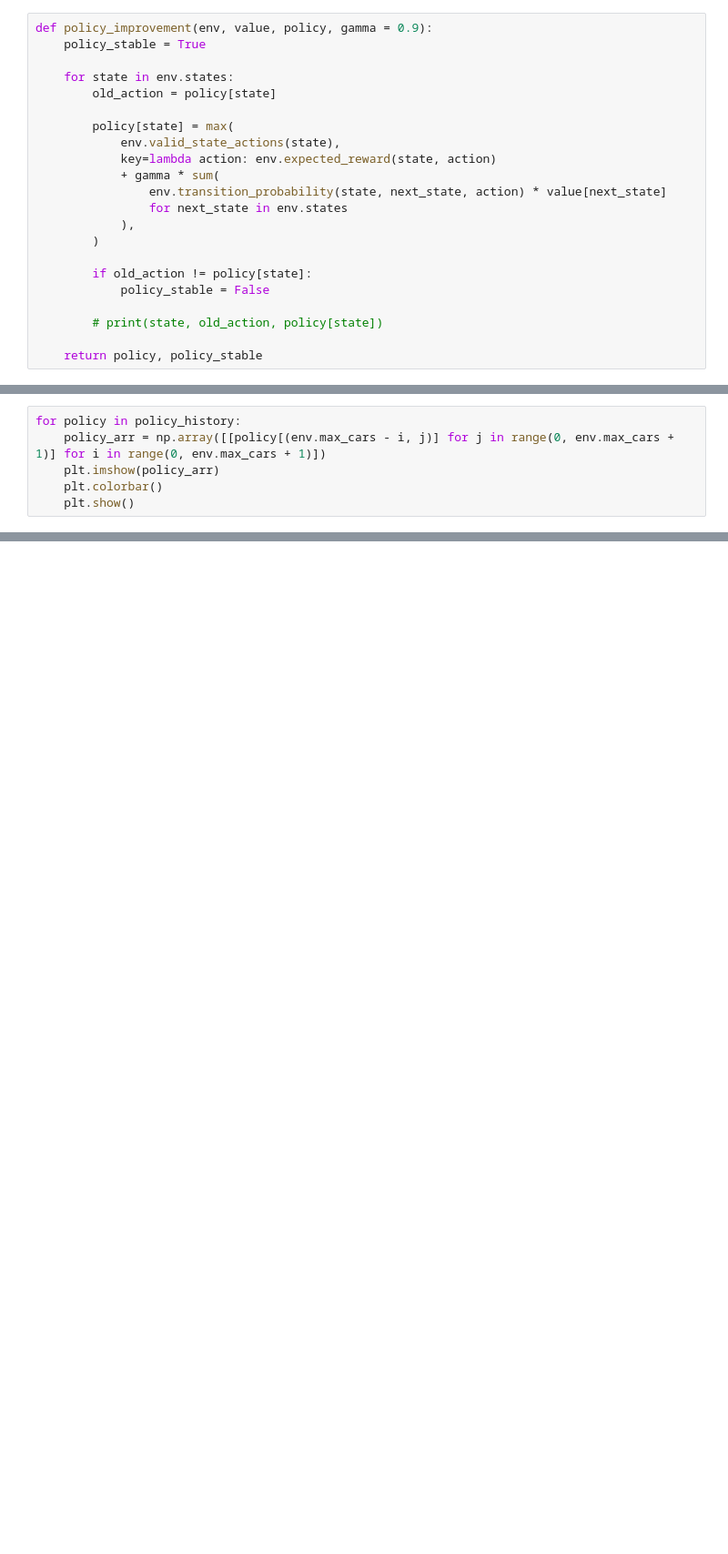
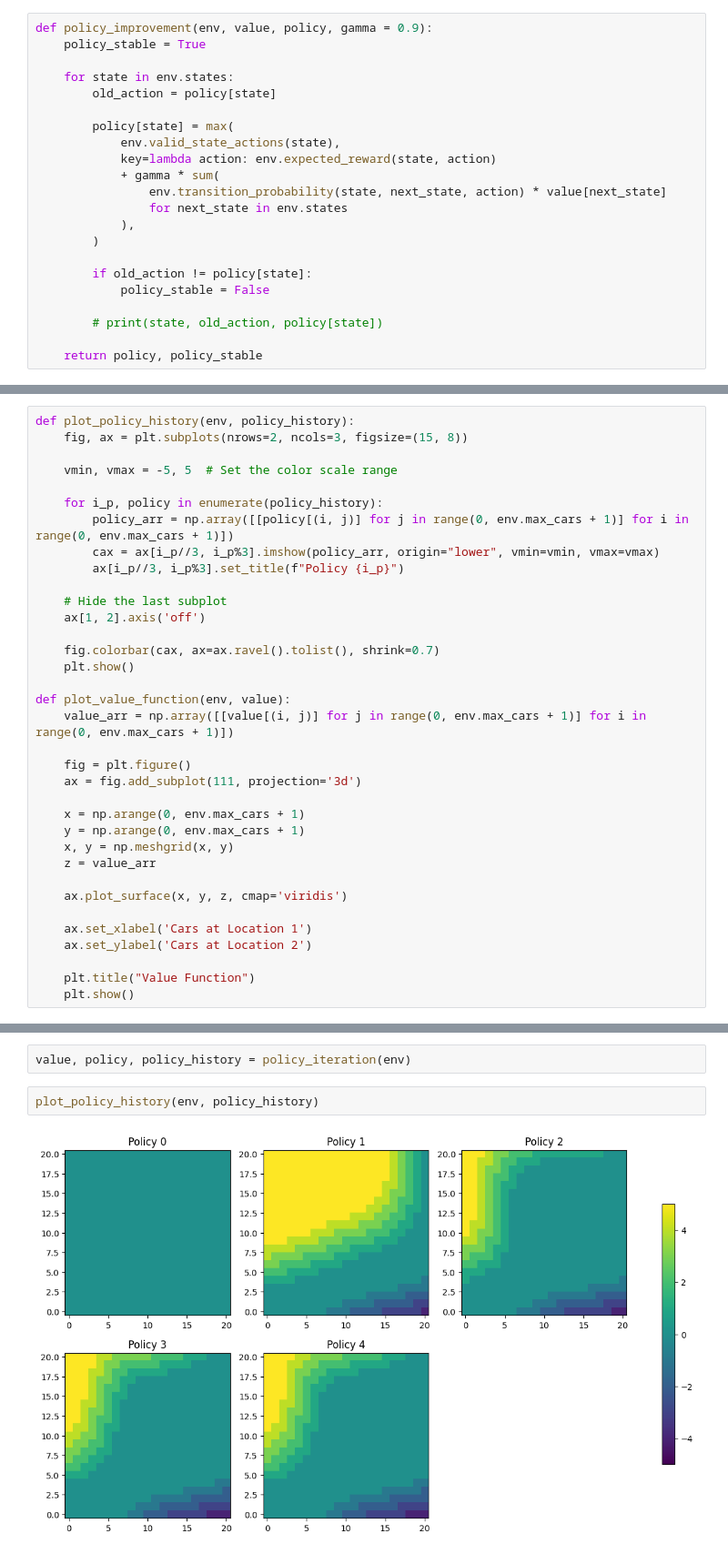
Before and after one commit to Kamil2601/reinforcement-learning-an-introduction-solutions, a Jupyter notebook: chapter_4/excercise_4-7.ipynb, the cells around one changed output, grey strips where cells are left out. Shown at 91% size. Saved outputs shown, nothing was run; the diff lists cells and outputs as text; blank space fills up the shorter version.

```diff
--- a/chapter_4/excercise_4-7.ipynb
+++ b/chapter_4/excercise_4-7.ipynb
@@ -242,6 +242,0 @@ while True:
-# %%
-for policy in policy_history:
-    policy_arr = np.array([[policy[(env.max_cars - i, j)] for j in range(0, env.max_cars + 1)] for i in range(0, env.max_cars + 1)])
-    plt.imshow(policy_arr)
-    plt.colorbar()
-    plt.show()
@@ -253,0 +245,35 @@ for policy in policy_history:
+# %%
+def plot_policy_history(env, policy_history):
+    fig, ax = plt.subplots(nrows=2, ncols=3, figsize=(15, 8))
+
+    vmin, vmax = -5, 5  # Set the color scale range
+
+    for i_p, policy in enumerate(policy_history):
+        policy_arr = np.array([[policy[(i, j)] for j in range(0, env.max_cars + 1)] for i in range(0, env.max_cars + 1)])
+        cax = ax[i_p//3, i_p%3].imshow(policy_arr, origin="lower", vmin=vmin, vmax=vmax)
+        ax[i_p//3, i_p%3].set_title(f"Policy {i_p}")
+
+    # Hide the last subplot
+    ax[1, 2].axis('off')
+
+    fig.colorbar(cax, ax=ax.ravel().tolist(), shrink=0.7)
+    plt.show()
+
+def plot_value_function(env, value):
+    value_arr = np.array([[value[(i, j)] for j in range(0, env.max_cars + 1)] for i in range(0, env.max_cars + 1)])
+
+    fig = plt.figure()
+    ax = fig.add_subplot(111, projection='3d')
+
+    x = np.arange(0, env.max_cars + 1)
+    y = np.arange(0, env.max_cars + 1)
+    x, y = np.meshgrid(x, y)
+    z = value_arr
+
+    ax.plot_surface(x, y, z, cmap='viridis')
+
+    ax.set_xlabel('Cars at Location 1')
+    ax.set_ylabel('Cars at Location 2')
+
+    plt.title("Value Function")
+    plt.show()
@@ -253,0 +285,6 @@ for policy in policy_history:
+# %%
+value, policy, policy_history = policy_iteration(env)
+# %%
+plot_policy_history(env, policy_history)
+# %% [output]
+[figure, added]
```
Also changed, not shown: parts of 16 cells of this notebook.
